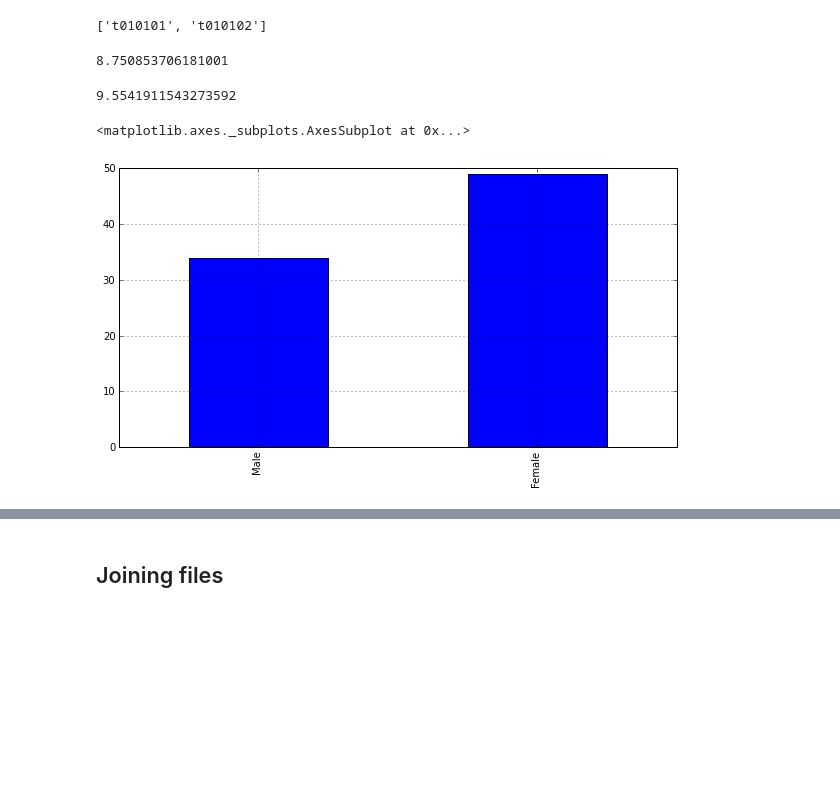
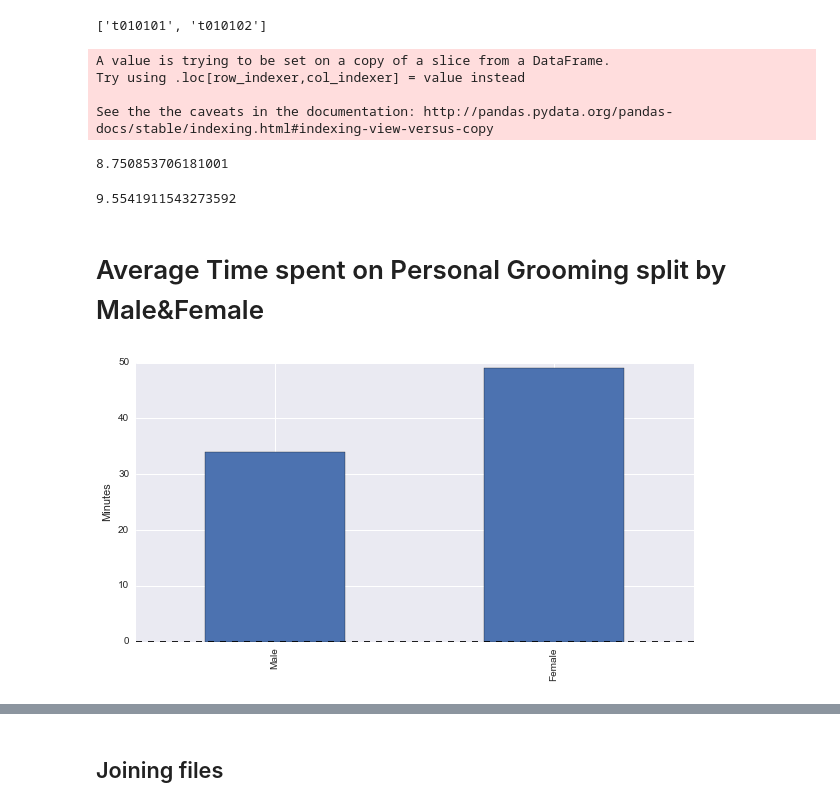
Before and after one commit to tiyd-python-2015-01/atus-analysis, a Jupyter notebook: ATUS_Data.ipynb, the cells around one changed output, grey strips where cells are left out. Cells and saved outputs as stored; diff of their text form; code cells hidden in the pictures; blank space fills up the shorter version.

```diff
--- a/ATUS_Data.ipynb
+++ b/ATUS_Data.ipynb
@@ -53,3 +42,31 @@ female = summary[summary.TESEX == 2]
+# %%
+male = (summary.TESEX == 1)
+female = (summary.TESEX == 2)
+
+adults_all = (summary.TEAGE >= 18)
+adults_20 = (summary.TEAGE.isin(range(20,30)))
+adults_30 = (summary.TEAGE.isin(range(30,40)))
+adults_40 = (summary.TEAGE.isin(range(40,50)))
+adults_50 = (summary.TEAGE.isin(range(50,60)))
+adults_60 = (summary.TEAGE >= 60)
+adults_20_60 = (summary.TEAGE.isin(range(20,61)))
+
+adults_no_kids = (summary.TRCHILDNUM == 0)
+adults_any_kids = (summary.TRCHILDNUM >= 1)
+adults_one_kid = (summary.TRCHILDNUM == 1)
+adults_two_kids = (summary.TRCHILDNUM == 2)
+adults_onetwo_kids = (summary.TRCHILDNUM.isin(range(1,3)))
+adults_threeplus_kids = (summary.TRCHILDNUM >2)
+adults_any_kids = (summary.TRCHILDNUM >= 1)
+
+young_kid = (summary.TRYHHCHILD >= 10)
+
+weekdays = (summary.TUDIARYDAY.isin(range(2,7)))
+saturday = (summary.TUDIARYDAY == 7)
+sunday = (summary.TUDIARYDAY == 1)
+
+unemployed = (summary.TELFS.isin(range(3,5)))
+employed = (summary.TELFS.isin(range(1,3)))
 # %%
 def age_range(start, stop):
     return summary[summary['TEAGE'].isin(range(start, stop))]
@@ -86,6 +166,7 @@ print(summary.TRCHILDNUM.idxmax())
 # %%
-adults_with_no_children = summary[adults_all & no_children_crit]
+adults_with_no_children = summary[adults_all & adults_no_kids]
 adults_with_no_children.info()
+adults_with_no_children.head()
 # %% [output]
 <class 'pandas.core.frame.DataFrame'>
 Int64Index: 6481 entries, 2 to 11381
@@ -155,20 +244,27 @@ def average_minutes2(data, activity_code):
 # %%
 average_minutes2(adults_with_no_children, "0101") / 60
 # %% [output]
-8.750853706181001
+A value is trying to be set on a copy of a slice from a DataFrame.
+Try using .loc[row_indexer,col_indexer] = value instead
+
+See the the caveats in the documentation: http://pandas.pydata.org/pandas-docs/stable/indexing.html#indexing-view-versus-copy
+8.750853706181001
 # %%
 average_minutes2(adults_with_no_children, "01") / 60
 # %% [output]
 9.5541911543273592
+# %% [markdown]
+# Average Time spent on Personal Grooming split by Male&Female
 # %%
 groom_list = []
-grooming_males = groom_list.append(average_minutes2(male, "010201"))
-grooming_females = groom_list.append(average_minutes2(female, "010201"))
+grooming_males = groom_list.append(average_minutes2(summary[male], "010201"))
+grooming_females = groom_list.append(average_minutes2(summary[female], "010201"))
 #groom_list
 
 labels = ["Male", "Female"]
 groom_list = pd.Series(groom_list, index=labels)
 groom_list.plot(kind="bar", label = "Average Grooming Time", figsize=(10, 5))
+plt.ylabel("Minutes")
+plt.show()
 # %% [output]
-<matplotlib.axes._subplots.AxesSubplot at 0x...>
-[figure, old version]
+[figure, new version]
```
Also changed, not shown: parts of 45 cells of this notebook.
